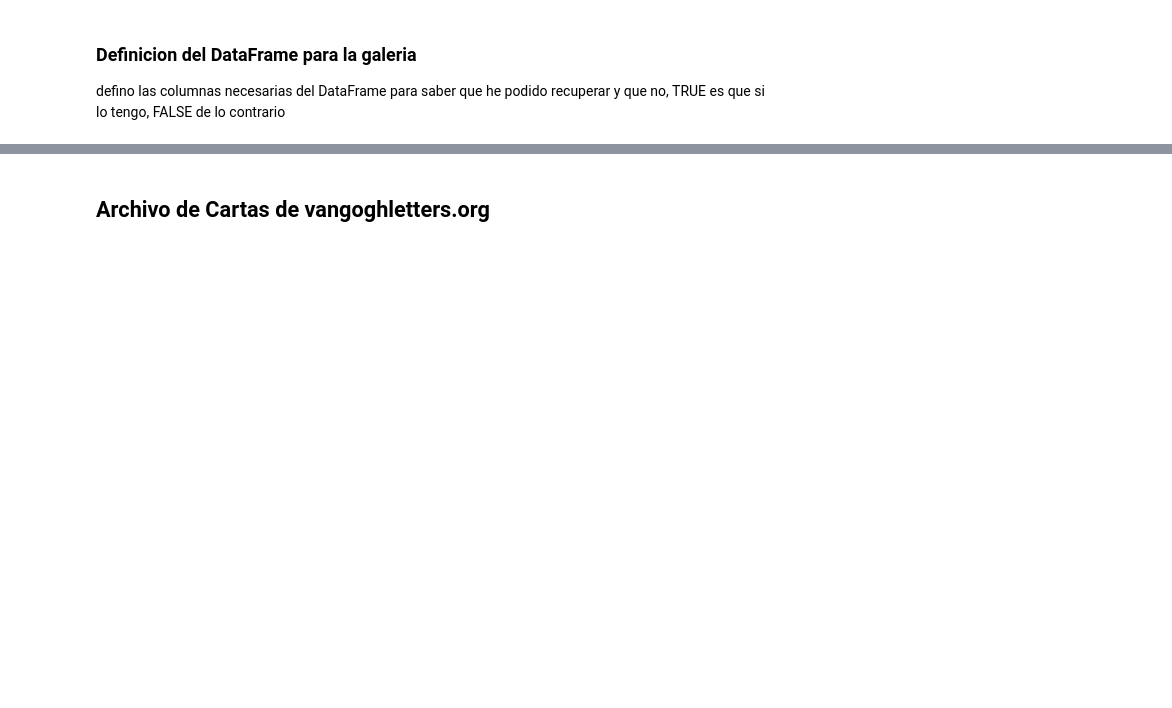
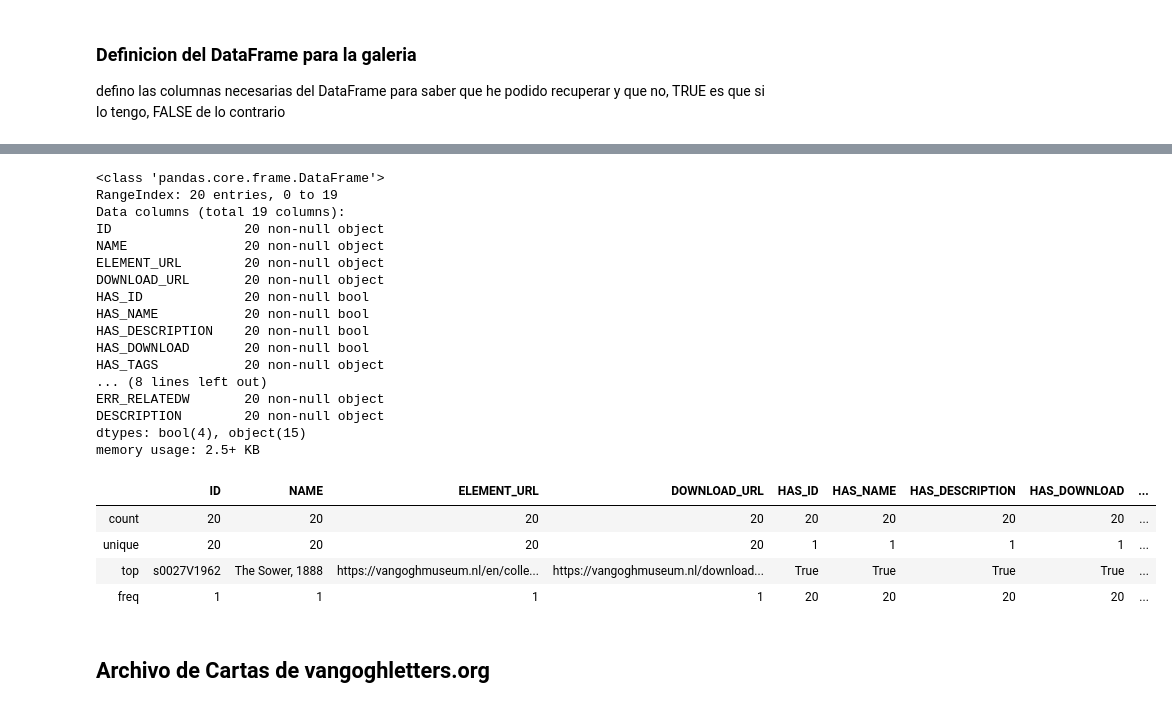
Before and after one commit to sa-artea/VVG-Letters-Scrapy, a Jupyter notebook: 01 - DataRecoveryVVG/ScrapingPinturas.ipynb, the cells around one changed output, grey strips where cells are left out. Drawn from its saved outputs; the diff is of its cells as text; code cells hidden in the pictures; blank space fills up the shorter version.

```diff
--- a/01 - DataRecoveryVVG/ScrapingPinturas.ipynb
+++ b/01 - DataRecoveryVVG/ScrapingPinturas.ipynb
@@ -406,0 +841,34 @@ el proceso sigue los siguientes pasos, para facilidad de la estructura se propon
+# %%
+# actualizo el dataFrame para ver si hay errores
+paintsFrame["HAS_DESCRIPTION"] = hasList
+paintsFrame["ERR_DESCRIPTION"] = errList
+
+# creo una nueva columna para guardar los los diccionarios/JSON dentro del CVS, tambien los guardo en JSON aparte!!!!
+paintsFrame["DESCRIPTION"] = newInfo
+# %%
+# chequeo como va el dataframe de procesamiento
+paintsFrame.info()
+paintsFrame.describe()
+# %% [output]
+<class 'pandas.core.frame.DataFrame'>
+RangeIndex: 20 entries, 0 to 19
+Data columns (total 19 columns):
+ID                 20 non-null object
+NAME               20 non-null object
+ELEMENT_URL        20 non-null object
+DOWNLOAD_URL       20 non-null object
+HAS_ID             20 non-null bool
+HAS_NAME           20 non-null bool
+HAS_DESCRIPTION    20 non-null bool
+HAS_DOWNLOAD       20 non-null bool
+HAS_TAGS           20 non-null object
+... (8 lines left out)
+ERR_RELATEDW       20 non-null object
+DESCRIPTION        20 non-null object
+dtypes: bool(4), object(15)
+memory usage: 2.5+ KB
+|  | ID | NAME | ELEMENT_URL | DOWNLOAD_URL | HAS_ID | HAS_NAME | HAS_DESCRIPTION | HAS_DOWNLOAD | ... |
+| count | 20 | 20 | 20 | 20 | 20 | 20 | 20 | 20 | ... |
+| unique | 20 | 20 | 20 | 20 | 1 | 1 | 1 | 1 | ... |
+| top | s0027V1962 | The Sower, 1888 | https://vangoghmuseum.nl/en/colle... | https://vangoghmuseum.nl/download... | True | True | True | True | ... |
+| freq | 1 | 1 | 1 | 1 | 20 | 20 | 20 | 20 | ... |
```
Also changed, not shown: parts of 34 cells of this notebook, 2 other files.
